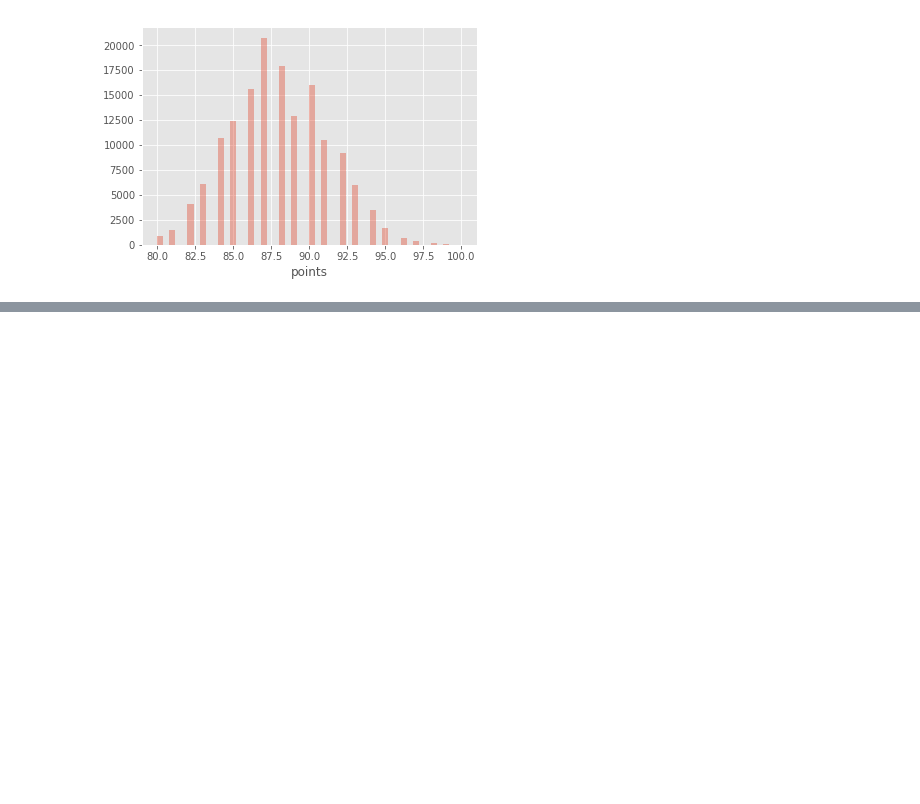
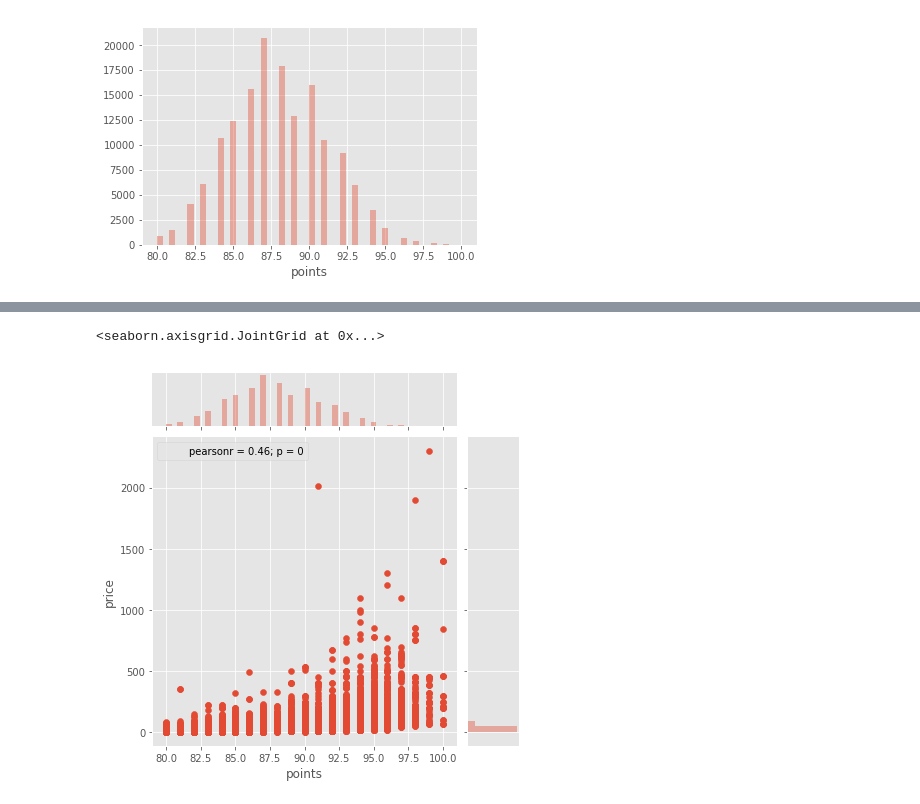
Before and after one commit to stoltzmaniac/wine-reviews-kaggle, a Jupyter notebook: Wine Analysis.ipynb, the cells around one changed output, grey strips where cells are left out. Cells and saved outputs as stored; diff of their text form; code cells hidden in the pictures; blank space fills up the shorter version.

Commit message:
added  exploratory plots

```diff
--- a/Wine Analysis.ipynb
+++ b/Wine Analysis.ipynb
@@ -54,3 +54,8 @@ data.head()
 | 2 | 2 | US | Mac Watson honors the memory of a... | Special Selected Late Harvest | 96 | 90.0 | California | Knights Valley | Sonoma | ... |
 | 3 | 3 | US | This spent 20 months in 30% new F... | Reserve | 96 | 65.0 | Oregon | Willamette Valley | Willamette Valley | ... |
 | 4 | 4 | France | This is the top wine from La Bégu... | La Brûlade | 95 | 66.0 | Provence | Bandol | NaN | ... |
+# %%
+sns.jointplot(x='points', y='price', data=data)
+# %% [output]
+<seaborn.axisgrid.JointGrid at 0x...>
+[figure, added]
```
Also changed, not shown: parts of 10 cells of this notebook.
